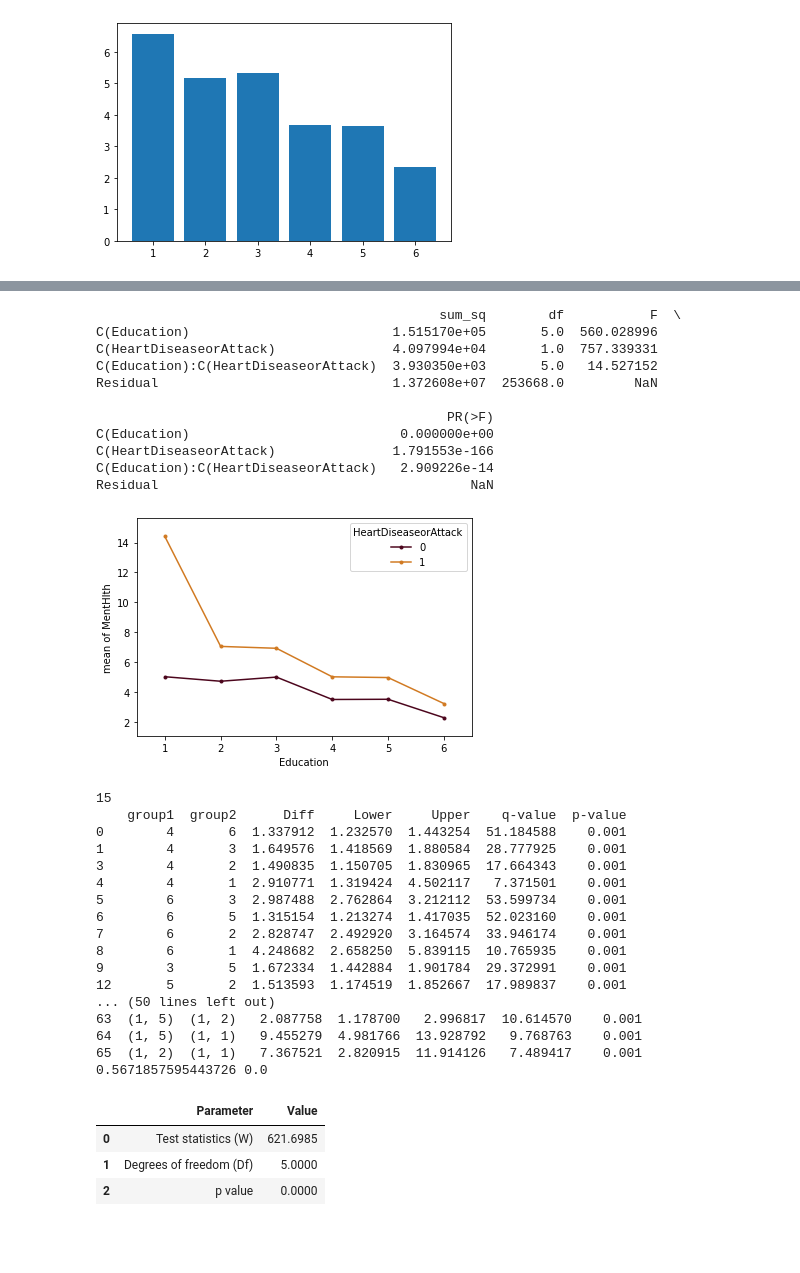
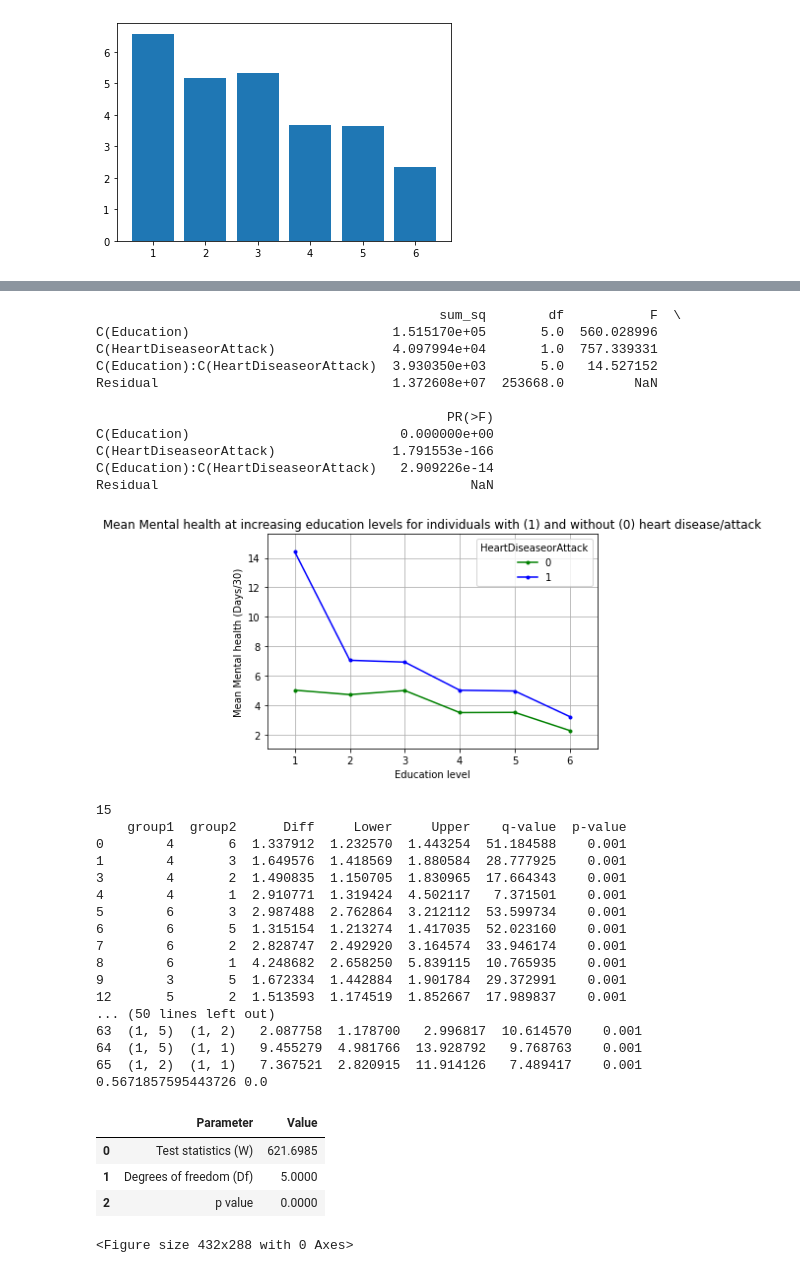
Before and after one commit to hanfernandez003/Heart_Disease_Study, a Jupyter notebook: Project1-TC-Copy1.ipynb, the cells around one changed output, grey strips where cells are left out. Cells and saved outputs as stored; diff of their text form; code cells hidden in the pictures; blank space fills up the shorter version.

```diff
--- a/Project1-TC-Copy1.ipynb
+++ b/Project1-TC-Copy1.ipynb
@@ -201,8 +208,13 @@ print(anova_table)
 from statsmodels.graphics.factorplots import interaction_plot
 fig = interaction_plot(x=original_df['Education'], trace=original_df['HeartDiseaseorAttack'],
                        response=original_df['MentHlth'],
-                        colors=['#4c061d','#d17a22'])
+                        colors=['g','b'])
+plt.title("Mean Mental health at increasing education levels for individuals with (1) and without (0) heart disease/attack")
+plt.xlabel("Education level")
+plt.ylabel("Mean Mental health (Days/30)")
+plt.grid()
 plt.show()
+plt.savefig("Mentalhealth.png")
 # there is a statistical difference but where -
 
 res = stat()
@@ -218,34 +230,34 @@ significant_differences = res.tukey_summary[res.tukey_summary["p-value"] < 0.05]
 print(significant_differences)
 
 ### interaction
 res.tukey_hsd(df=original_df, res_var='MentHlth', xfac_var=['HeartDiseaseorAttack','Education'] , anova_model='MentHlth ~ C(Education) + C(HeartDiseaseorAttack) + C(Education):C(HeartDiseaseorAttack)')
 print(len(res.tukey_summary))
 significant_differences = res.tukey_summary[res.tukey_summary["p-value"] < 0.05]
 print(significant_differences)
 
 
 ############ normality - shapiro wilks
 import scipy.stats as stats
 w, pvalue = stats.shapiro(model.resid)
 print(w, pvalue)
 
 ############ homogeniety of variance - levenes
 res = stat()
 res.levene(df=original_df, res_var='MentHlth', xfac_var='Education')
 res.levene_summary
 # %% [output]
                                             sum_sq        df           F  \
 C(Education)                          1.515170e+05       5.0  560.028996
 C(HeartDiseaseorAttack)               4.097994e+04       1.0  757.339331
 C(Education):C(HeartDiseaseorAttack)  3.930350e+03       5.0   14.527152
 Residual                              1.372608e+07  253668.0         NaN
 
                                              PR(>F)
 C(Education)                           0.000000e+00
 C(HeartDiseaseorAttack)               1.791553e-166
 C(Education):C(HeartDiseaseorAttack)   2.909226e-14
 Residual                                        NaN
-[figure, old version]
+[figure, new version]
 15
     group1  group2      Diff     Lower     Upper    q-value  p-value
 0        4       6  1.337912  1.232570  1.443254  51.184588    0.001
@@ -267,3 +279,4 @@ Residual                                        NaN
 | 0 | Test statistics (W) | 621.6985 |
 | 1 | Degrees of freedom (Df) | 5.0000 |
 | 2 | p value | 0.0000 |
+<Figure size 432x288 with 0 Axes>
```
Also changed, not shown: parts of 2 cells of this notebook, 2 other files.
